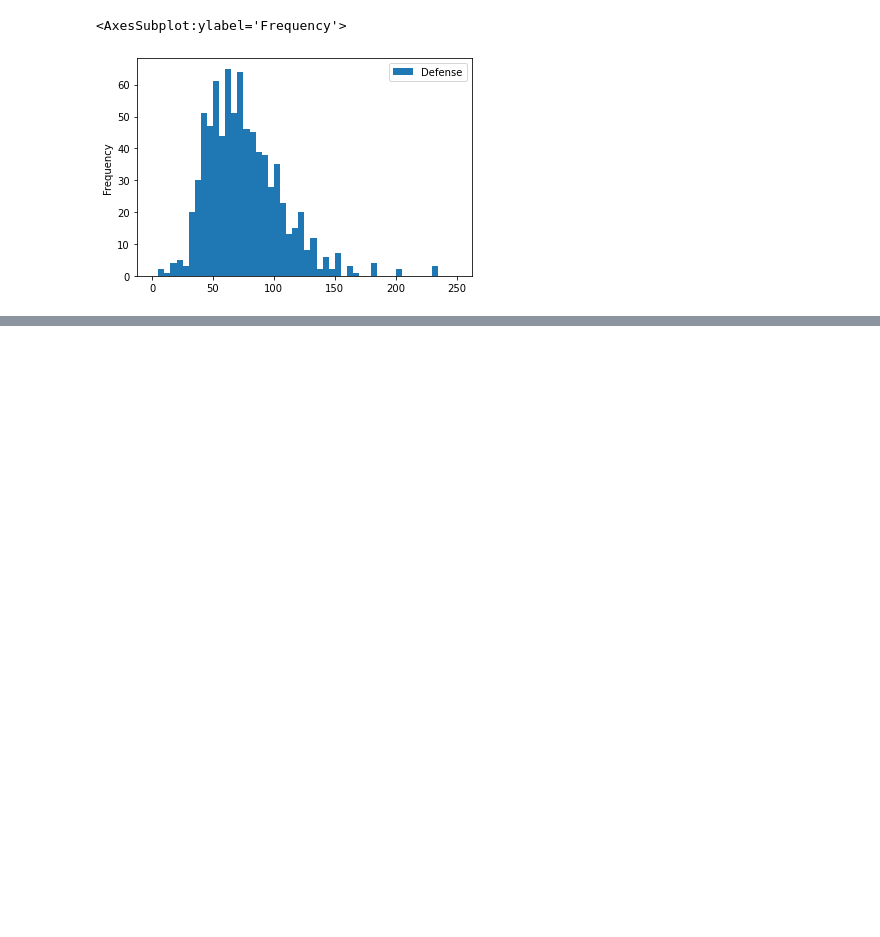
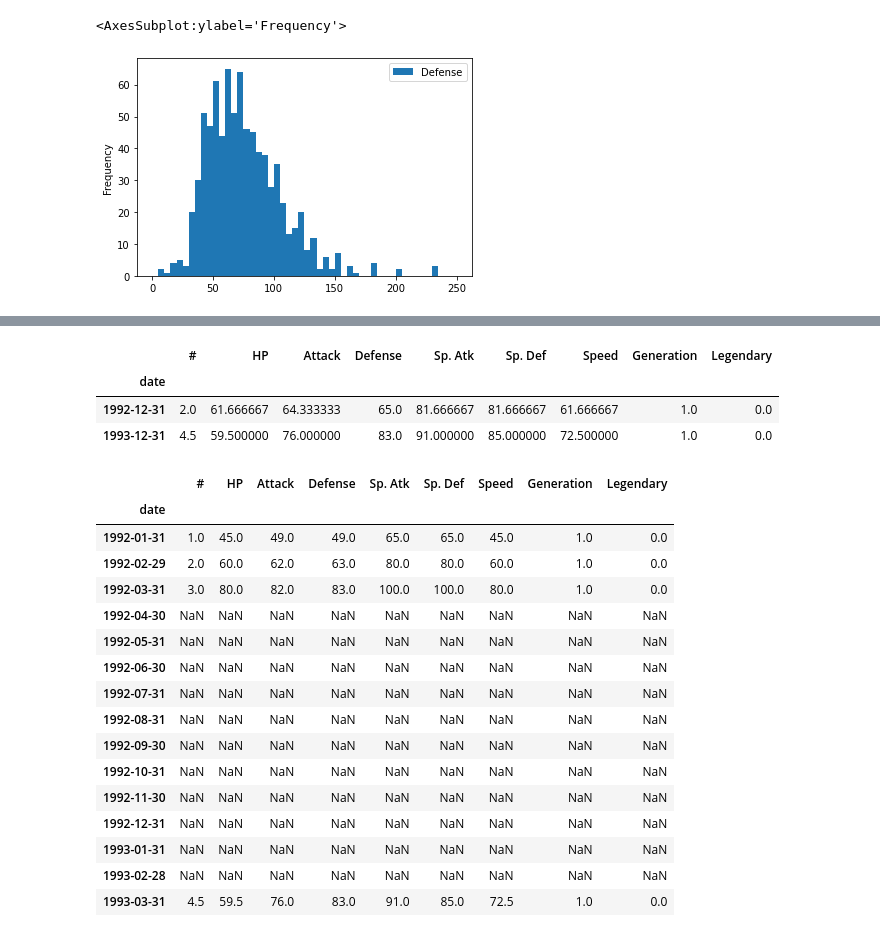
Before and after one commit to halimocakli/IntroductionToMachineLearning, a Jupyter notebook: Data Science Tutorial/DataScienceTutorial.ipynb, the cells around one changed output, grey strips where cells are left out. Cells and saved outputs as stored; diff of their text form; code cells hidden in the pictures; blank space fills up the shorter version.

```diff
--- a/Data Science Tutorial/DataScienceTutorial.ipynb
+++ b/Data Science Tutorial/DataScienceTutorial.ipynb
@@ -1425,0 +1599,30 @@ AttributeError: 'Rectangle' object has no property 'normed'
+# %%
+# We will use data2 that we create at previous part
+data2.resample("A").mean()
+# %% [output]
+|  | # | HP | Attack | Defense | Sp. Atk | Sp. Def | Speed | Generation | Legendary |
+| date |  |  |  |  |  |  |  |  |  |
+| 1992-12-31 | 2.0 | 61.666667 | 64.333333 | 65.0 | 81.666667 | 81.666667 | 61.666667 | 1.0 | 0.0 |
+| 1993-12-31 | 4.5 | 59.500000 | 76.000000 | 83.0 | 91.000000 | 85.000000 | 72.500000 | 1.0 | 0.0 |
+# %%
+# Lets resample with month
+data2.resample("M").mean()
+# As you can see there are a lot of nan because data2 does not include all months
+# %% [output]
+|  | # | HP | Attack | Defense | Sp. Atk | Sp. Def | Speed | Generation | Legendary |
+| date |  |  |  |  |  |  |  |  |  |
+| 1992-01-31 | 1.0 | 45.0 | 49.0 | 49.0 | 65.0 | 65.0 | 45.0 | 1.0 | 0.0 |
+| 1992-02-29 | 2.0 | 60.0 | 62.0 | 63.0 | 80.0 | 80.0 | 60.0 | 1.0 | 0.0 |
+| 1992-03-31 | 3.0 | 80.0 | 82.0 | 83.0 | 100.0 | 100.0 | 80.0 | 1.0 | 0.0 |
+| 1992-04-30 | NaN | NaN | NaN | NaN | NaN | NaN | NaN | NaN | NaN |
+| 1992-05-31 | NaN | NaN | NaN | NaN | NaN | NaN | NaN | NaN | NaN |
+| 1992-06-30 | NaN | NaN | NaN | NaN | NaN | NaN | NaN | NaN | NaN |
+| 1992-07-31 | NaN | NaN | NaN | NaN | NaN | NaN | NaN | NaN | NaN |
+| 1992-08-31 | NaN | NaN | NaN | NaN | NaN | NaN | NaN | NaN | NaN |
+| 1992-09-30 | NaN | NaN | NaN | NaN | NaN | NaN | NaN | NaN | NaN |
+| 1992-10-31 | NaN | NaN | NaN | NaN | NaN | NaN | NaN | NaN | NaN |
+| 1992-11-30 | NaN | NaN | NaN | NaN | NaN | NaN | NaN | NaN | NaN |
+| 1992-12-31 | NaN | NaN | NaN | NaN | NaN | NaN | NaN | NaN | NaN |
+| 1993-01-31 | NaN | NaN | NaN | NaN | NaN | NaN | NaN | NaN | NaN |
+| 1993-02-28 | NaN | NaN | NaN | NaN | NaN | NaN | NaN | NaN | NaN |
+| 1993-03-31 | 4.5 | 59.5 | 76.0 | 83.0 | 91.0 | 85.0 | 72.5 | 1.0 | 0.0 |
```
Also changed, not shown: parts of 94 cells of this notebook.
